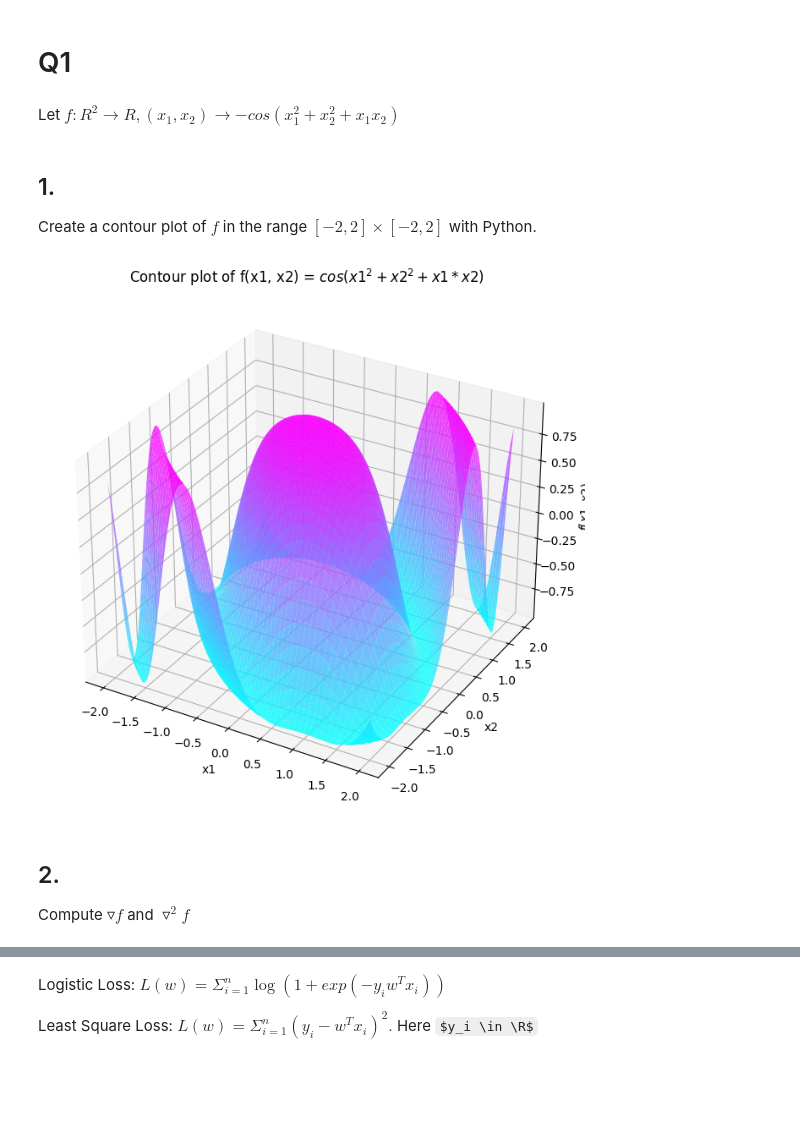
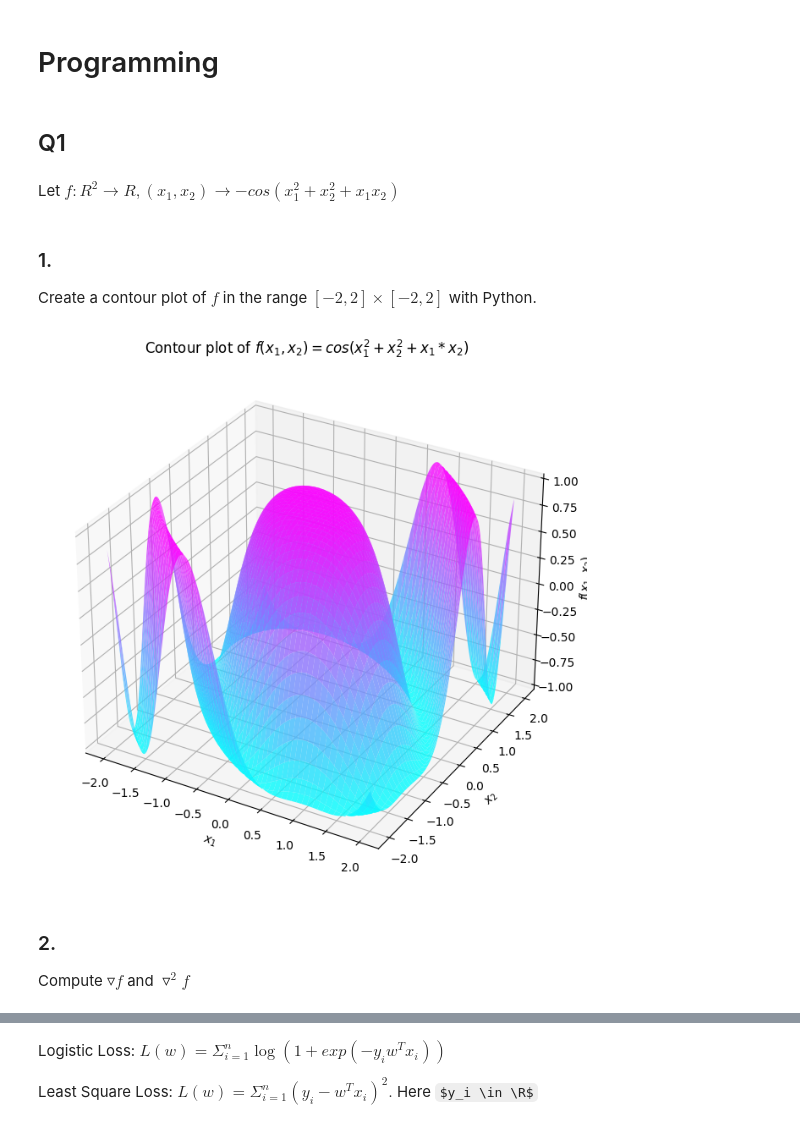
Before and after one commit to SiddharthYadav-v/DS401_Optimization_for_data_science, a Jupyter notebook: Assignment-1/solution.ipynb, the cells around one changed output, grey strips where cells are left out. Saved outputs shown, nothing was run; the diff lists cells and outputs as text; code cells hidden in the pictures; some formulas as TeX source; blank space fills up the shorter version.

```diff
--- a/Assignment-1/solution.ipynb
+++ b/Assignment-1/solution.ipynb
@@ -1,5 +1,7 @@
+# %% [markdown]
+# Programming
 # %% [markdown]
-# Q1
+## Q1
 # %% [markdown]
 Let $f: R^2 \rightarrow R, (x_1, x_2) \rightarrow -cos(x_1^2+x_2^2+x_1x_2)$
 # %%
@@ -8,30 +10,30 @@ import numpy as np
 def f(x1, x2):
     return np.cos(x1**2 + x2**2 + x1*x2)
 # %% [markdown]
-## 1.
+### 1.
 Create a contour plot of $f$ in the range $[-2, 2] \times [-2, 2]$ with Python.
 # %%
 import matplotlib.pyplot as plt
 
-x1_vals = np.linspace(-2, 2, 100)
-x2_vals = np.linspace(-2, 2, 100)
+x1_vals = np.linspace(-2, 2, 10_000)
+x2_vals = np.linspace(-2, 2, 10_000)
 
 x1, x2 = np.meshgrid(x1_vals, x2_vals)
 z = f(x1, x2)
 
 fig = plt.figure(figsize=(10, 8))
 ax = plt.axes(projection='3d')
 
 ax.plot_surface(x1, x2, z, cmap='cool', alpha=0.8)
-ax.set_title('Contour plot of f(x1, x2) = $cos(x1^2 + x2^2 +x1*x2)$')
-ax.set_xlabel('x1')
-ax.set_ylabel('x2')
-ax.set_zlabel('$f(x1, x2)$')
+ax.set_title('Contour plot of $f(x_1, x_2) = cos(x_1^2 + x_2^2 +x_1*x_2)$')
+ax.set_xlabel('$x_1$')
+ax.set_ylabel('$x_2$')
+ax.set_zlabel('$f(x_1, x_2)$')
 plt.show()
 # %% [output]
-[figure, old version]
+[figure, new version]
 # %% [markdown]
-## 2.
+### 2.
 Compute $\triangledown f$ and $\triangledown ^ 2 f$
 # %% [markdown]
 $\triangledown f = \begin{bmatrix}-sin(x_1^2 + x_2^2 + x_1x_2)(2x_1 + x_2) & -sin(x_1^2 + x_2^2 +x_1x_2)(x_1 + 2x_2) \end{bmatrix}$
```
Also changed, not shown: parts of 9 cells of this notebook.
